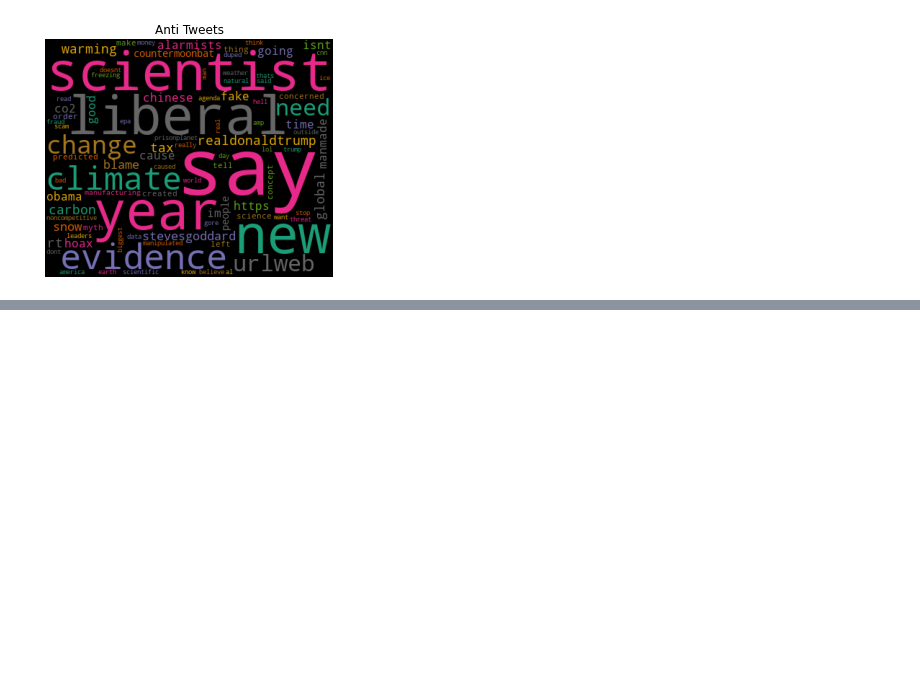
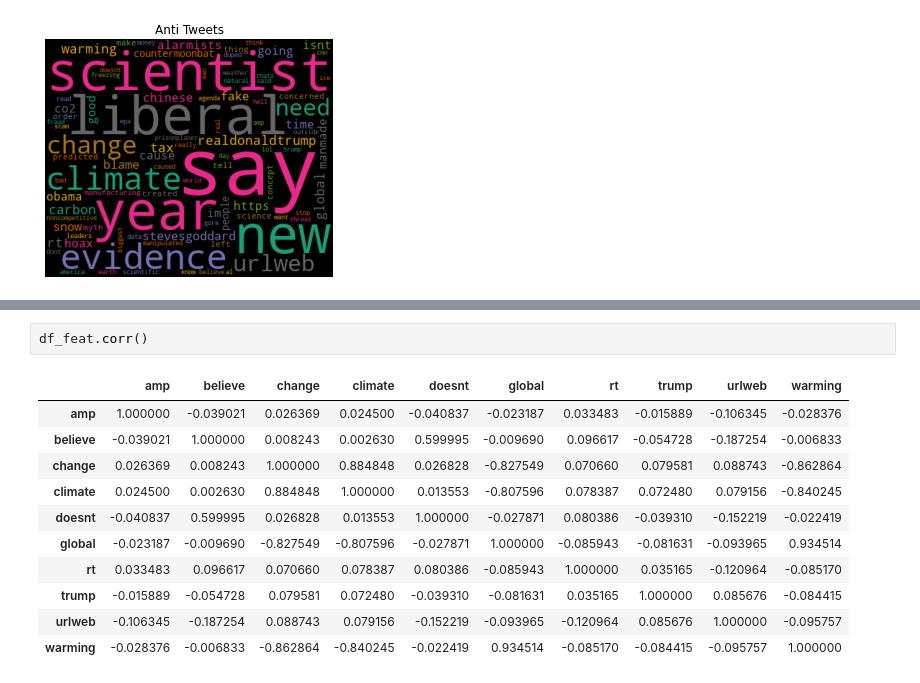
Before and after one commit to SixolileJ/Team-14, a Jupyter notebook: Predict Notebook_NPL.ipynb, the cells around one changed output, grey strips where cells are left out. Drawn from its saved outputs; the diff is of its cells as text; blank space fills up the shorter version.

```diff
--- a/Predict Notebook_NPL.ipynb
+++ b/Predict Notebook_NPL.ipynb
@@ -396,0 +464,14 @@ Text(0.5, 1.0, 'Anti Tweets')
+# %%
+df_feat.corr()
+# %% [output]
+|  | amp | believe | change | climate | doesnt | global | rt | trump | urlweb | warming |
+| amp | 1.000000 | -0.039021 | 0.026369 | 0.024500 | -0.040837 | -0.023187 | 0.033483 | -0.015889 | -0.106345 | -0.028376 |
+| believe | -0.039021 | 1.000000 | 0.008243 | 0.002630 | 0.599995 | -0.009690 | 0.096617 | -0.054728 | -0.187254 | -0.006833 |
+| change | 0.026369 | 0.008243 | 1.000000 | 0.884848 | 0.026828 | -0.827549 | 0.070660 | 0.079581 | 0.088743 | -0.862864 |
+| climate | 0.024500 | 0.002630 | 0.884848 | 1.000000 | 0.013553 | -0.807596 | 0.078387 | 0.072480 | 0.079156 | -0.840245 |
+| doesnt | -0.040837 | 0.599995 | 0.026828 | 0.013553 | 1.000000 | -0.027871 | 0.080386 | -0.039310 | -0.152219 | -0.022419 |
+| global | -0.023187 | -0.009690 | -0.827549 | -0.807596 | -0.027871 | 1.000000 | -0.085943 | -0.081631 | -0.093965 | 0.934514 |
+| rt | 0.033483 | 0.096617 | 0.070660 | 0.078387 | 0.080386 | -0.085943 | 1.000000 | 0.035165 | -0.120964 | -0.085170 |
+| trump | -0.015889 | -0.054728 | 0.079581 | 0.072480 | -0.039310 | -0.081631 | 0.035165 | 1.000000 | 0.085676 | -0.084415 |
+| urlweb | -0.106345 | -0.187254 | 0.088743 | 0.079156 | -0.152219 | -0.093965 | -0.120964 | 0.085676 | 1.000000 | -0.095757 |
+| warming | -0.028376 | -0.006833 | -0.862864 | -0.840245 | -0.022419 | 0.934514 | -0.085170 | -0.084415 | -0.095757 | 1.000000 |
```
Also changed, not shown: parts of 8 cells of this notebook.
